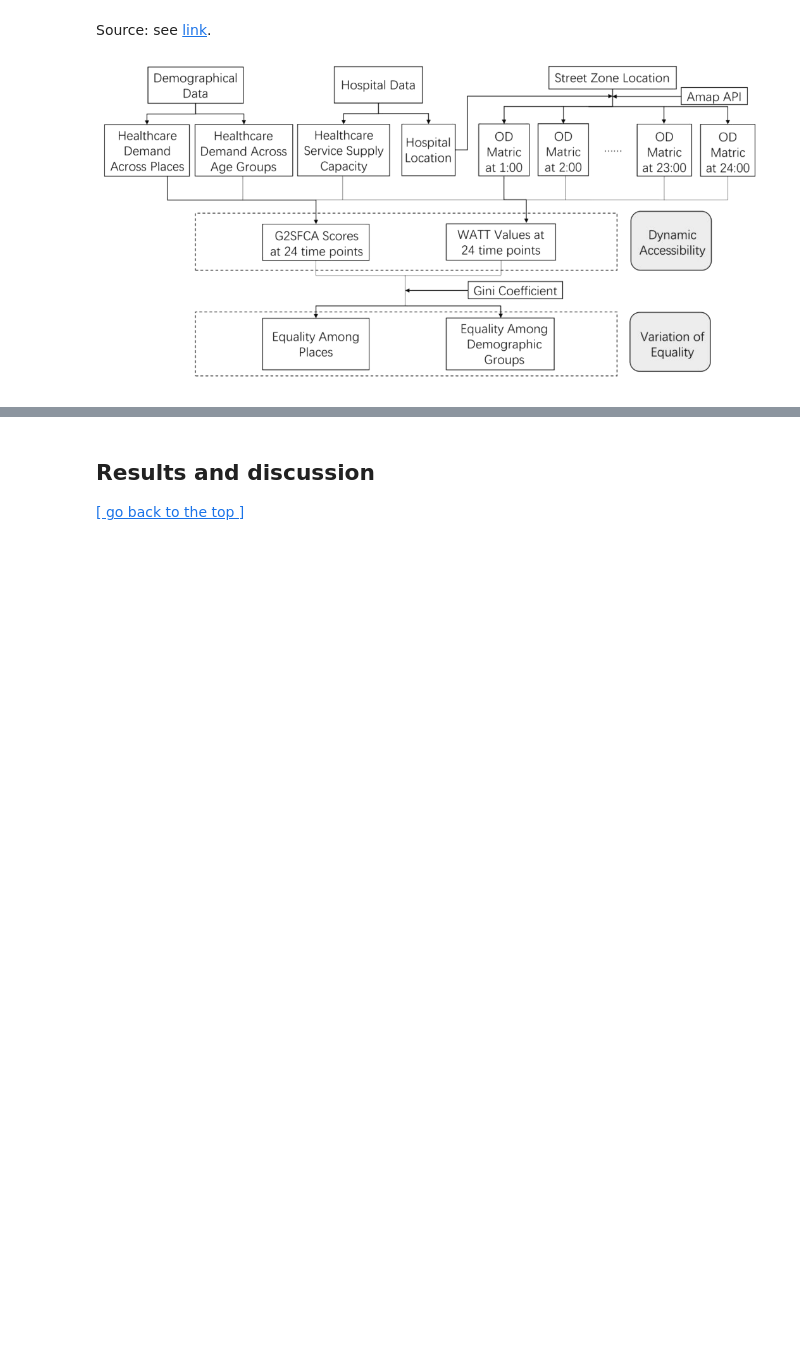
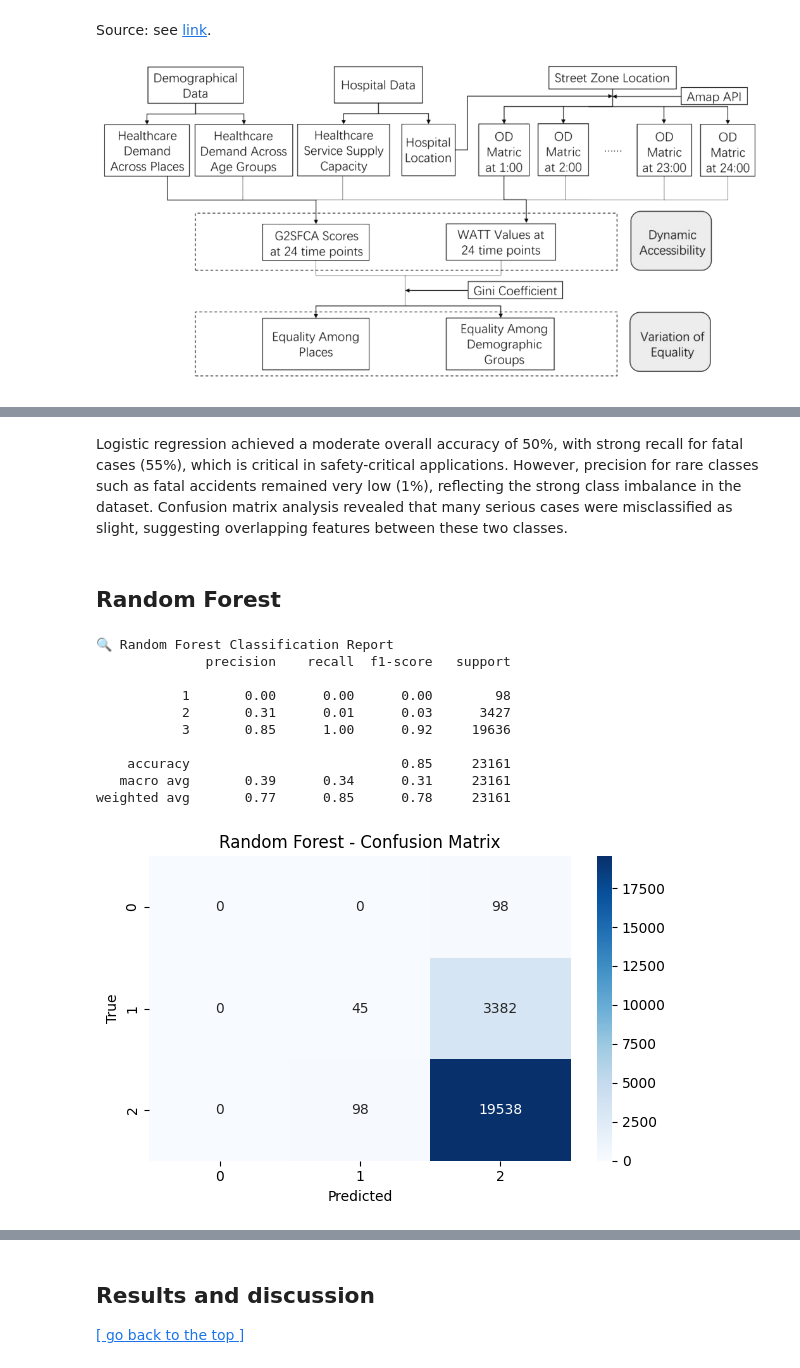
Before and after one commit to Van-Wu1/0006, a Jupyter notebook: scr/submission.ipynb, the cells around one changed output, grey strips where cells are left out. Cells and saved outputs as stored; diff of their text form; code cells hidden in the pictures; blank space fills up the shorter version.

```diff
--- a/scr/submission.ipynb
+++ b/scr/submission.ipynb
@@ -541,0 +675,27 @@ ValueError: Cannot cast object dtype to float64
+# %% [markdown]
+Logistic regression achieved a moderate overall accuracy of 50%, with strong recall for fatal cases (55%), which is critical in safety-critical applications. However, precision for rare classes such as fatal accidents remained very low (1%), reflecting the strong class imbalance in the dataset. Confusion matrix analysis revealed that many serious cases were misclassified as slight, suggesting overlapping features between these two classes.
+# %% [markdown]
+## Random Forest
+# %%
+from sklearn.ensemble import RandomForestClassifier
+
+rf_model = RandomForestClassifier(
+    n_estimators=100,
+    class_weight='balanced',
+    random_state=42
+)
+rf_model.fit(X_train, y_train)
+
+evaluate_model(rf_model, X_test, y_test, "Random Forest")
+# %% [output]
+🔍 Random Forest Classification Report
+              precision    recall  f1-score   support
+
+           1       0.00      0.00      0.00        98
+           2       0.31      0.01      0.03      3427
+           3       0.85      1.00      0.92     19636
+
+    accuracy                           0.85     23161
+   macro avg       0.39      0.34      0.31     23161
+weighted avg       0.77      0.85      0.78     23161
+[figure, added]
```
Also changed, not shown: parts of 25 cells of this notebook.
